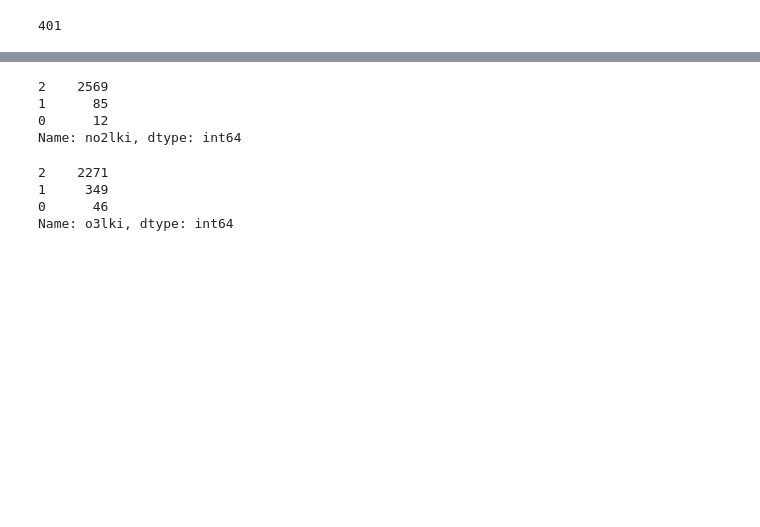
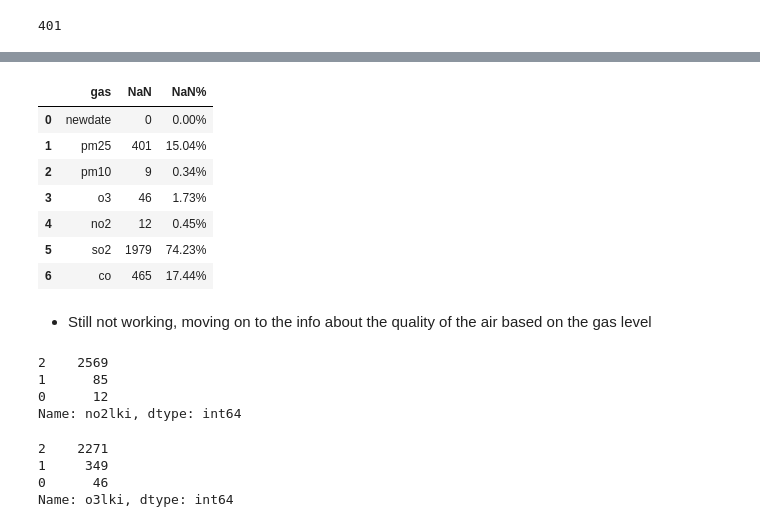
Before and after one commit to ClauCarloni/data_final_project, a Jupyter notebook: dutch_daily_weather_data.ipynb, the cells around one changed output, grey strips where cells are left out. Drawn from its saved outputs; the diff is of its cells as text; code cells hidden in the pictures; blank space fills up the shorter version.

```diff
--- a/dutch_daily_weather_data.ipynb
+++ b/dutch_daily_weather_data.ipynb
@@ -435,6 +394,0 @@ ValueError: invalid literal for int() with base 10: ''
-# %%
-for x in weather['t10nh']:
-    if x == '':
-        x = x.replace('', 'NaN')
-    else:
-        pass
@@ -605,10 +580,3 @@ pm25 = len(air_quality[air_quality['pm25']==' '])
 pm25
 # %% [output]
 401
-# %%
-air_quality['pm25'] = air_quality['pm25']*1#.astype('int')
-air_quality['pm10'] = air_quality['pm10']*1#.astype('int')
-air_quality['o3'] = air_quality['o3']*1#.astype('int')
-air_quality['no2'] = air_quality['no2']*1#.astype('int')
-air_quality['no2'] = air_quality['no2']*1#.astype('int')
-air_quality['co'] = air_quality['co']*1#.astype('int')
@@ -615,3 +585,6 @@ air_quality['co'] = air_quality['co']*1#.astype('int')
+# %%
+for x in air_quality.columns:
+    air_quality[x] =  pd.to_numeric(air_quality[x], errors='coerce')
 # %%
 air_quality.dtypes
 # %% [output]
@@ -628,4 +598,23 @@ pm10lki     int64
 dtype: object
+# %%
+gas = air_quality.columns.tolist()
+NaN = air_quality.isna().sum()
+NaNperc = air_quality.isna().sum()/air_quality.shape[0]
+aqNaN = pd.DataFrame(list(zip(gas, NaN, NaNperc)),
+               columns =['gas', 'NaN', 'NaN%'])
+aqNaN['NaN%'] = aqNaN['NaN%'].map('{:.2%}'.format)
+aqNaN
+# %% [output]
+|  | gas | NaN | NaN% |
+| 0 | newdate | 0 | 0.00% |
+| 1 | pm25 | 401 | 15.04% |
+| 2 | pm10 | 9 | 0.34% |
+| 3 | o3 | 46 | 1.73% |
+| 4 | no2 | 12 | 0.45% |
+| 5 | so2 | 1979 | 74.23% |
+| 6 | co | 465 | 17.44% |
+# %% [markdown]
+- Still not working, moving on to the info about the quality of the air based on the gas level
 # %%
 no2lki = []
 LKI = 0
```
Also changed, not shown: parts of 41 cells of this notebook.
